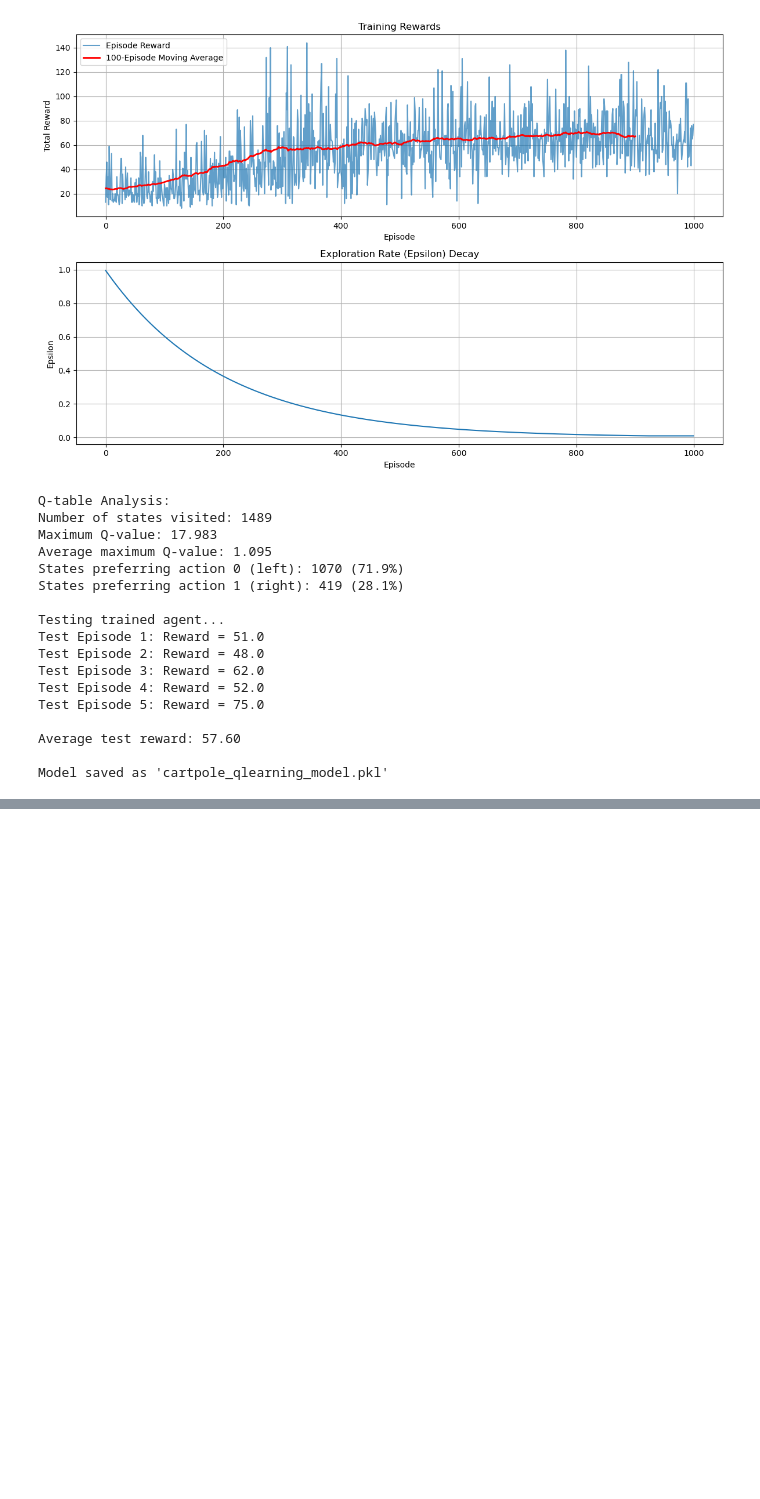
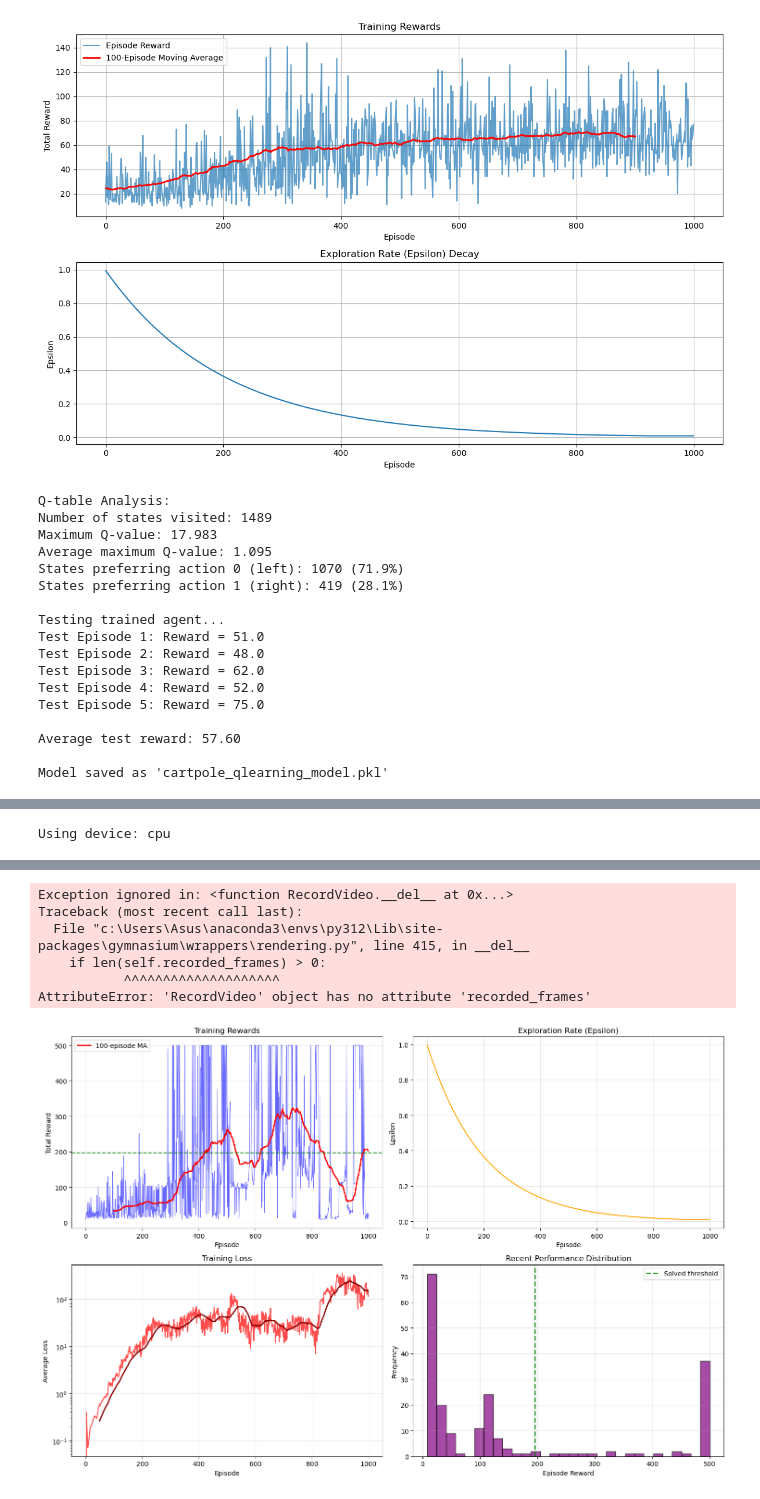
Before and after one commit to Ramdhei-codes/mountain-car, a Jupyter notebook: mountain_car/mountain-car.ipynb, the cells around one changed output, grey strips where cells are left out. Drawn from its saved outputs; the diff is of its cells as text; code cells hidden in the pictures; blank space fills up the shorter version.

Commit message:
add dqn for cartpole

```diff
--- a/mountain_car/mountain-car.ipynb
+++ b/mountain_car/mountain-car.ipynb
@@ -741,0 +771,12 @@ Model saved as 'cartpole_qlearning_model.pkl'
+# %%
+class DQN(nn.Module):
+    def __init__(self, state_size, action_size):
+        super(DQN, self).__init__()
+        self.fc1 = nn.Linear(state_size, 24)
+        self.fc2 = nn.Linear(24, 24)
+        self.output = nn.Linear(24, action_size)
+
+    def forward(self, x):
+        x = torch.relu(self.fc1(x))
+        x = torch.relu(self.fc2(x))
+        return self.output(x)
@@ -741,0 +795,8 @@ Model saved as 'cartpole_qlearning_model.pkl'
+# %%
+# Set device
+device = torch.device("cuda" if torch.cuda.is_available() else "cpu")
+print(f"Using device: {device}")
+
+Experience = namedtuple('Experience', ['state', 'action', 'reward', 'next_state', 'done'])
+# %% [output]
+Using device: cpu
@@ -741,0 +1170,40 @@ Model saved as 'cartpole_qlearning_model.pkl'
+# %%
+if __name__ == "__main__":
+    # Set random seeds for reproducibility
+    torch.manual_seed(42)
+    np.random.seed(42)
+    random.seed(42)
+
+    # Train the DQN agent
+    print("="*60)
+    print("DEEP Q-NETWORK (DQN) TRAINING")
+    print("="*60)
+
+    trained_agent, training_rewards, training_epsilons, training_losses = train_dqn(episodes=1000)
+
+    # Plot training progress
+    plot_training_progress(training_rewards, training_epsilons, training_losses)
+
+    # Analyze the trained network
+    analyze_network(trained_agent)
+
+    # Test the trained agent
+    test_rewards = test_dqn(trained_agent, episodes=10, render=False)
+
+    # Save the trained model
+    trained_agent.save_model('cartpole_dqn_model.pth')
+
+    print("\n" + "="*60)
+    print("TRAINING COMPLETED!")
+    print("="*60)
+
+    # Show final performance
+    final_avg = np.mean(training_rewards[-100:])
+    print(f"Final 100-episode average: {final_avg:.2f}")
+    print(f"Environment solved: {'Yes' if final_avg >= 195 else 'No'}")
+
+    # Example of loading and testing saved model
+    # new_agent = DQNAgent()
+    # new_agent.load_model('cartpole_dqn_model.pth')
+    # test_dqn(new_agent, episodes=5, render=False)
+# %% [output]
@@ -741,0 +1230,7 @@ Model saved as 'cartpole_qlearning_model.pkl'
+Exception ignored in: <function RecordVideo.__del__ at 0x...>
+Traceback (most recent call last):
+  File "c:\Users\Asus\anaconda3\envs\py312\Lib\site-packages\gymnasium\wrappers\rendering.py", line 415, in __del__
+    if len(self.recorded_frames) > 0:
+           ^^^^^^^^^^^^^^^^^^^^
+AttributeError: 'RecordVideo' object has no attribute 'recorded_frames'
+[figure, added]
```
Also changed, not shown: parts of 15 cells of this notebook, 2 other files.
